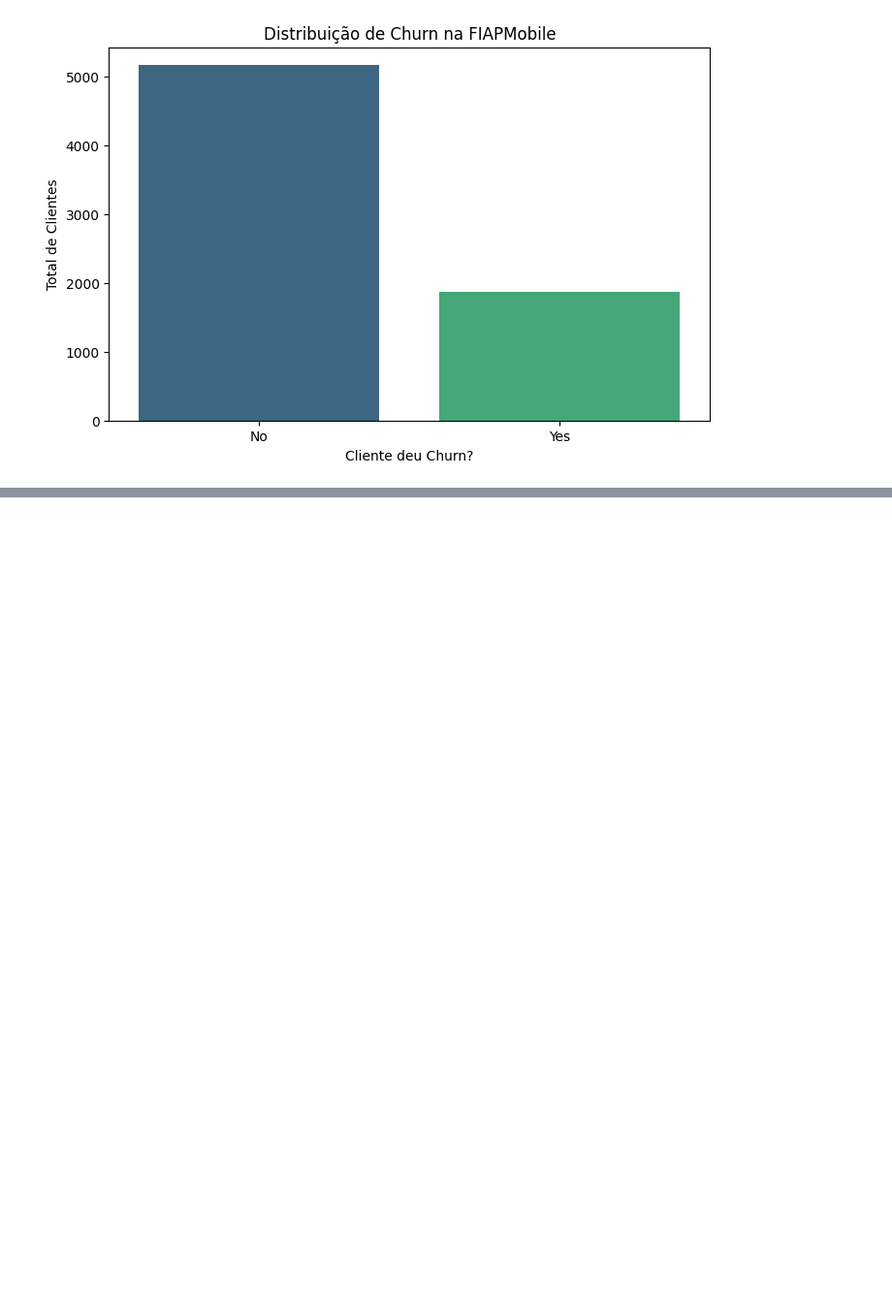
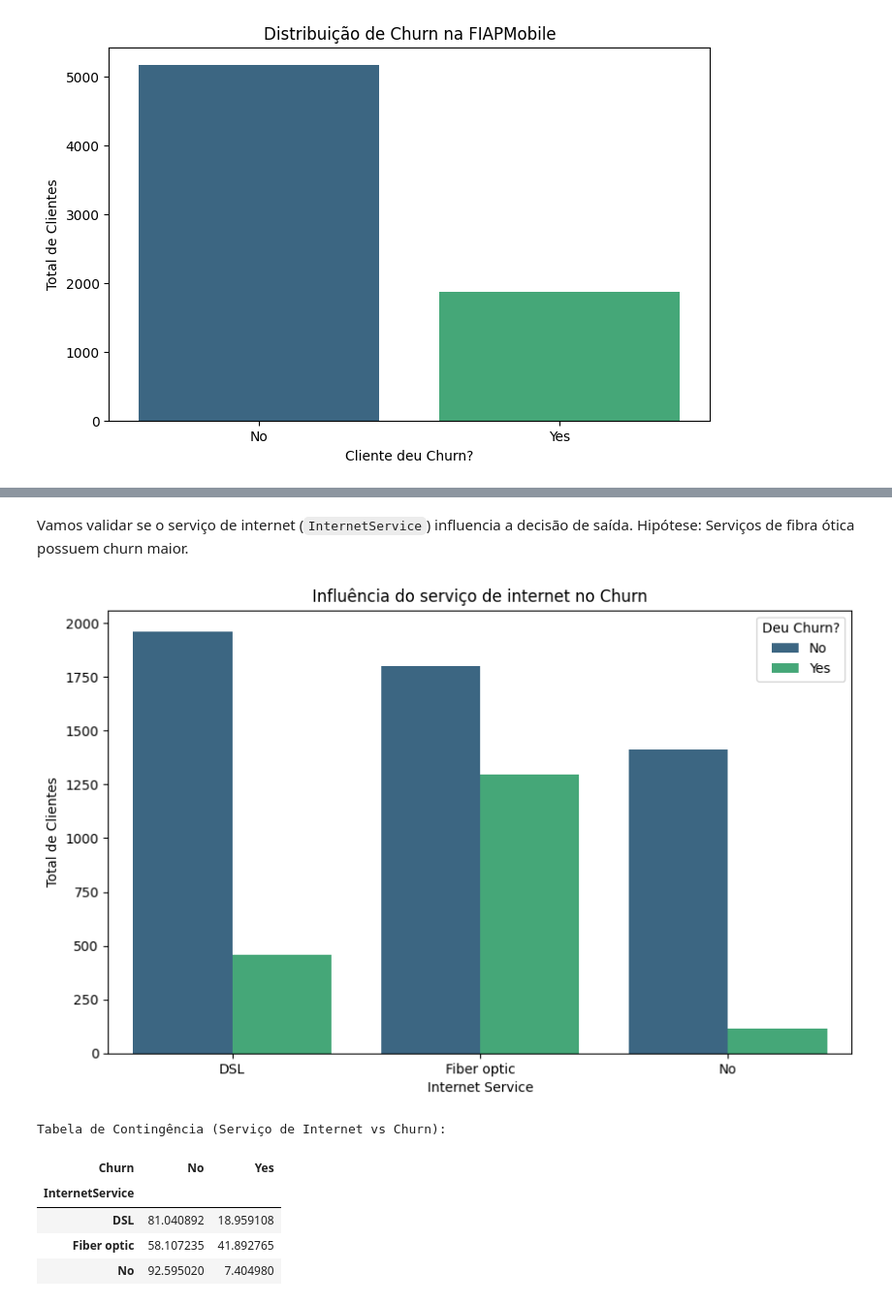
Before and after one commit to thiagossi/tech-challenge-churn-prediction, a Jupyter notebook: noteboooks/eda_churn.ipynb, the cells around one changed output, grey strips where cells are left out. Shown at 97% size. Saved outputs shown, nothing was run; the diff lists cells and outputs as text; code cells hidden in the pictures; blank space fills up the shorter version.

```diff
--- a/noteboooks/eda_churn.ipynb
+++ b/noteboooks/eda_churn.ipynb
@@ -187,0 +260,22 @@ plt.show()
+# %% [markdown]
+Vamos validar se o serviço de internet (`InternetService`) influencia a decisão de saída.
+Hipótese: Serviços de fibra ótica possuem churn maior.
+# %%
+plt.figure(figsize=(10, 6))
+sns.countplot(x='InternetService', hue='Churn', data=df_analise, palette='viridis')
+plt.title('Influência do serviço de internet no Churn')
+plt.xlabel('Internet Service')
+plt.ylabel('Total de Clientes')
+plt.legend(title='Deu Churn?')
+plt.show()
+
+print("Tabela de Contingência (Serviço de Internet vs Churn):")
+pd.crosstab(df_analise['InternetService'], df_analise['Churn'], normalize='index') * 100
+# %% [output]
+[figure, added]
+Tabela de Contingência (Serviço de Internet vs Churn):
+| Churn | No | Yes |
+| InternetService |  |  |
+| DSL | 81.040892 | 18.959108 |
+| Fiber optic | 58.107235 | 41.892765 |
+| No | 92.595020 | 7.404980 |
```
Also changed, not shown: parts of 20 cells of this notebook, 1 other file.
